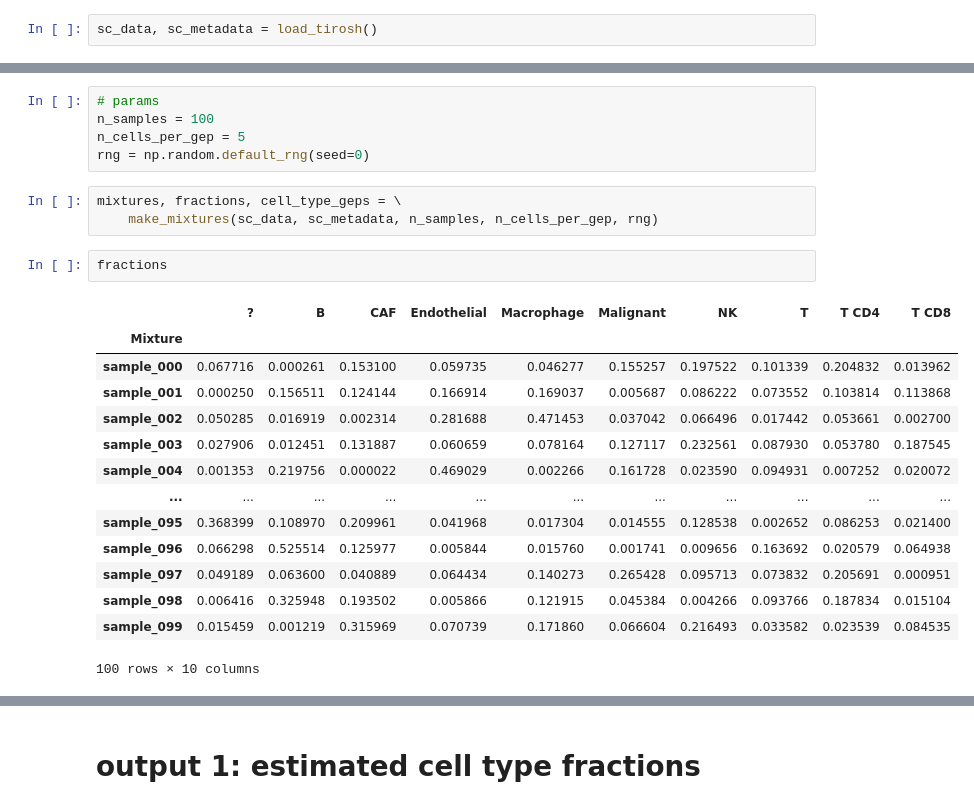
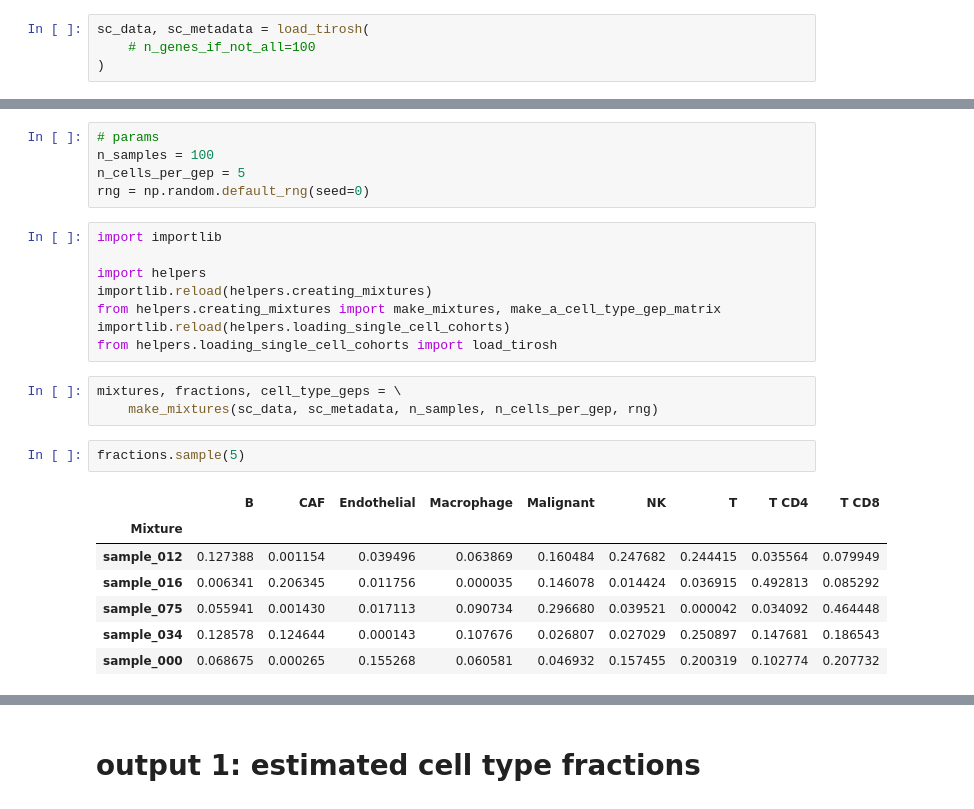
Before and after one commit to davidliu-lab/deconv, a Jupyter notebook: 6a - make cohorts.ipynb, the cells around one changed output, grey strips where cells are left out. Drawn from its saved outputs; the diff is of its cells as text.

Commit message:
update cell type handling, omit ? type

```diff
--- a/6a - make cohorts.ipynb
+++ b/6a - make cohorts.ipynb
@@ -15,5 +7,7 @@ from helpers.loading_single_cell_cohorts import load_tirosh
 # %% [markdown]
 # load single cell data
 # %%
-sc_data, sc_metadata = load_tirosh()
+sc_data, sc_metadata = load_tirosh(
+    # n_genes_if_not_all=100
+)
 # %%
@@ -56,24 +61,25 @@ sc_metadata
 n_samples = 100
 n_cells_per_gep = 5
 rng = np.random.default_rng(seed=0)
+# %%
+import importlib
+
+import helpers
+importlib.reload(helpers.creating_mixtures)
+from helpers.creating_mixtures import make_mixtures, make_a_cell_type_gep_matrix
+importlib.reload(helpers.loading_single_cell_cohorts)
+from helpers.loading_single_cell_cohorts import load_tirosh
 # %%
 mixtures, fractions, cell_type_geps = \
     make_mixtures(sc_data, sc_metadata, n_samples, n_cells_per_gep, rng)
 # %%
-fractions
+fractions.sample(5)
 # %% [output]
-|  | ? | B | CAF | Endothelial | Macrophage | Malignant | NK | T | T CD4 | T CD8 |
-| Mixture |  |  |  |  |  |  |  |  |  |  |
-| sample_000 | 0.067716 | 0.000261 | 0.153100 | 0.059735 | 0.046277 | 0.155257 | 0.197522 | 0.101339 | 0.204832 | 0.013962 |
-| sample_001 | 0.000250 | 0.156511 | 0.124144 | 0.166914 | 0.169037 | 0.005687 | 0.086222 | 0.073552 | 0.103814 | 0.113868 |
-| sample_002 | 0.050285 | 0.016919 | 0.002314 | 0.281688 | 0.471453 | 0.037042 | 0.066496 | 0.017442 | 0.053661 | 0.002700 |
-| sample_003 | 0.027906 | 0.012451 | 0.131887 | 0.060659 | 0.078164 | 0.127117 | 0.232561 | 0.087930 | 0.053780 | 0.187545 |
-| sample_004 | 0.001353 | 0.219756 | 0.000022 | 0.469029 | 0.002266 | 0.161728 | 0.023590 | 0.094931 | 0.007252 | 0.020072 |
-| ... | ... | ... | ... | ... | ... | ... | ... | ... | ... | ... |
-| sample_095 | 0.368399 | 0.108970 | 0.209961 | 0.041968 | 0.017304 | 0.014555 | 0.128538 | 0.002652 | 0.086253 | 0.021400 |
-| sample_096 | 0.066298 | 0.525514 | 0.125977 | 0.005844 | 0.015760 | 0.001741 | 0.009656 | 0.163692 | 0.020579 | 0.064938 |
-| sample_097 | 0.049189 | 0.063600 | 0.040889 | 0.064434 | 0.140273 | 0.265428 | 0.095713 | 0.073832 | 0.205691 | 0.000951 |
-| sample_098 | 0.006416 | 0.325948 | 0.193502 | 0.005866 | 0.121915 | 0.045384 | 0.004266 | 0.093766 | 0.187834 | 0.015104 |
-| sample_099 | 0.015459 | 0.001219 | 0.315969 | 0.070739 | 0.171860 | 0.066604 | 0.216493 | 0.033582 | 0.023539 | 0.084535 |
+|  | B | CAF | Endothelial | Macrophage | Malignant | NK | T | T CD4 | T CD8 |
+| Mixture |  |  |  |  |  |  |  |  |  |
+| sample_012 | 0.127388 | 0.001154 | 0.039496 | 0.063869 | 0.160484 | 0.247682 | 0.244415 | 0.035564 | 0.079949 |
+| sample_016 | 0.006341 | 0.206345 | 0.011756 | 0.000035 | 0.146078 | 0.014424 | 0.036915 | 0.492813 | 0.085292 |
+| sample_075 | 0.055941 | 0.001430 | 0.017113 | 0.090734 | 0.296680 | 0.039521 | 0.000042 | 0.034092 | 0.464448 |
+| sample_034 | 0.128578 | 0.124644 | 0.000143 | 0.107676 | 0.026807 | 0.027029 | 0.250897 | 0.147681 | 0.186543 |
+| sample_000 | 0.068675 | 0.000265 | 0.155268 | 0.060581 | 0.046932 | 0.157455 | 0.200319 | 0.102774 | 0.207732 |
-100 rows × 10 columns
 # %%
```
Also changed, not shown: parts of 8 cells of this notebook, 2 other files.
